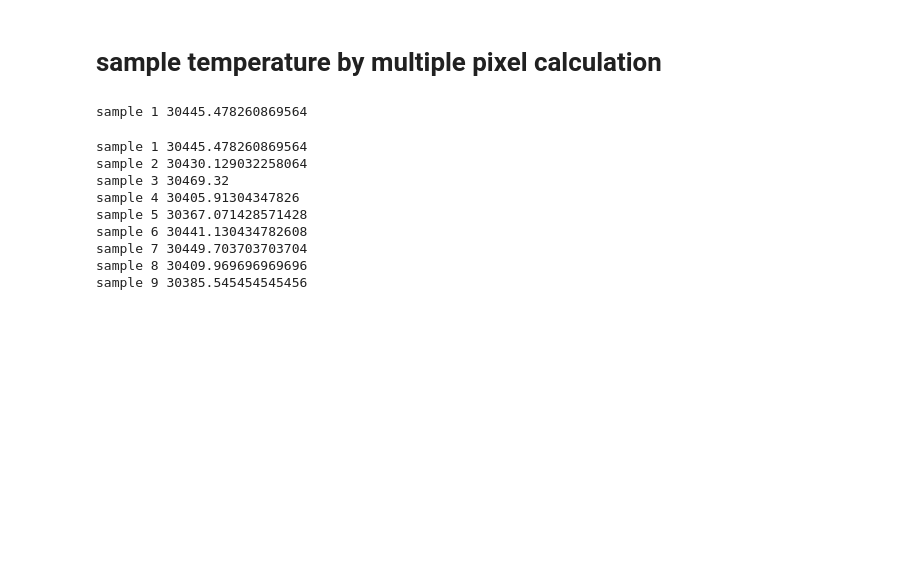
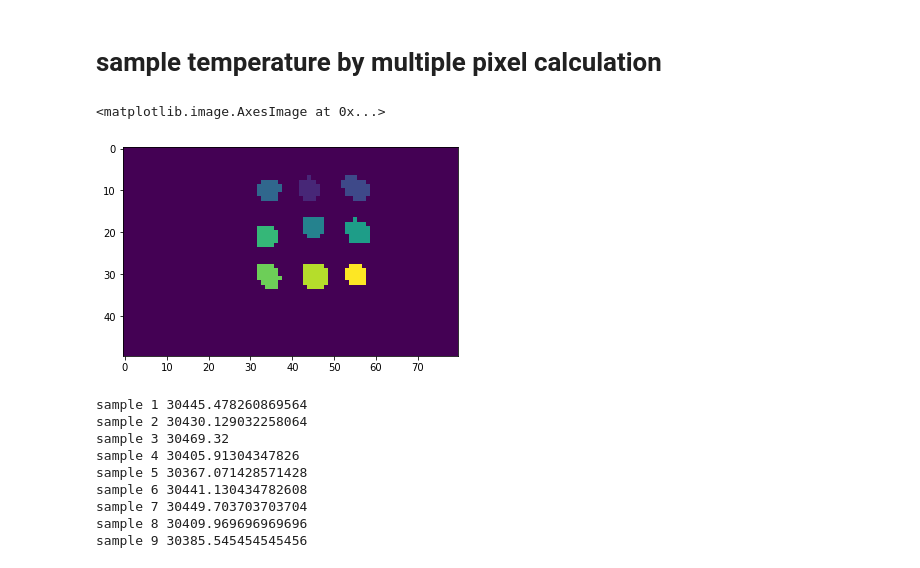
Before and after one commit to ng-git/musical-robot-ver2, a Jupyter notebook: examples/Tutorial_ver2.ipynb, the cells around one changed output. Saved outputs shown, nothing was run; the diff lists cells and outputs as text; code cells hidden in the pictures; blank space fills up the shorter version.

```diff
--- a/examples/Tutorial_ver2.ipynb
+++ b/examples/Tutorial_ver2.ipynb
@@ -89,6 +89,11 @@ for prop in props:
     plate_coord[c] = column[c]+radius[c]+3
 
     c = c + 1
+# %%
+plt.imshow(labeled_samples)
+# %% [output]
+<matplotlib.image.AxesImage at 0x...>
+[figure, added]
 # %%
 a=[]
 for row in range(len(labeled_samples)):
@@ -98,9 +103,6 @@ for row in range(len(labeled_samples)):
     a.append(number)
 final_sum=np.sum(a)
 result = final_sum/area[0]
-print("sample", 1, result)
-# %% [output]
-sample 1 30445.478260869564
 # %%
 for dot in range(len(column)):
     a[dot+1]=[]
```
